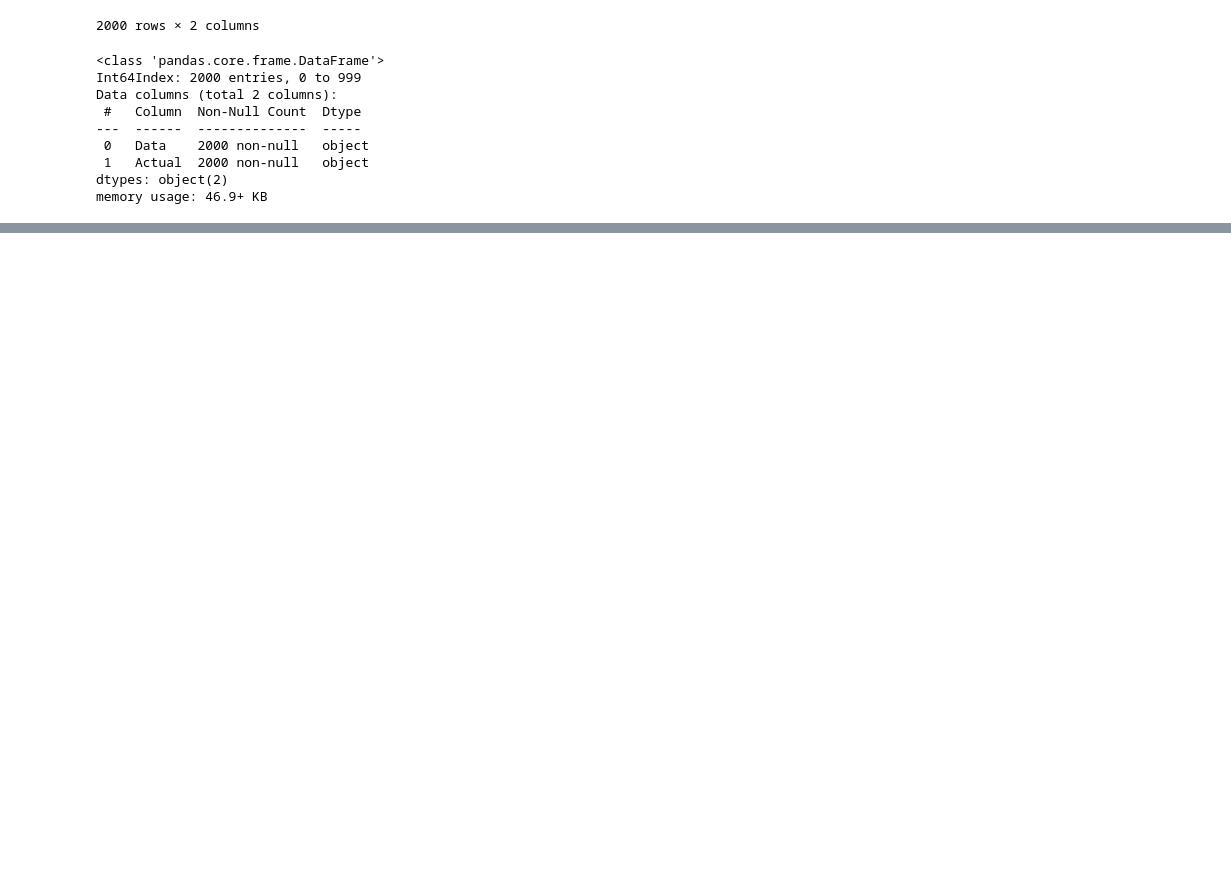
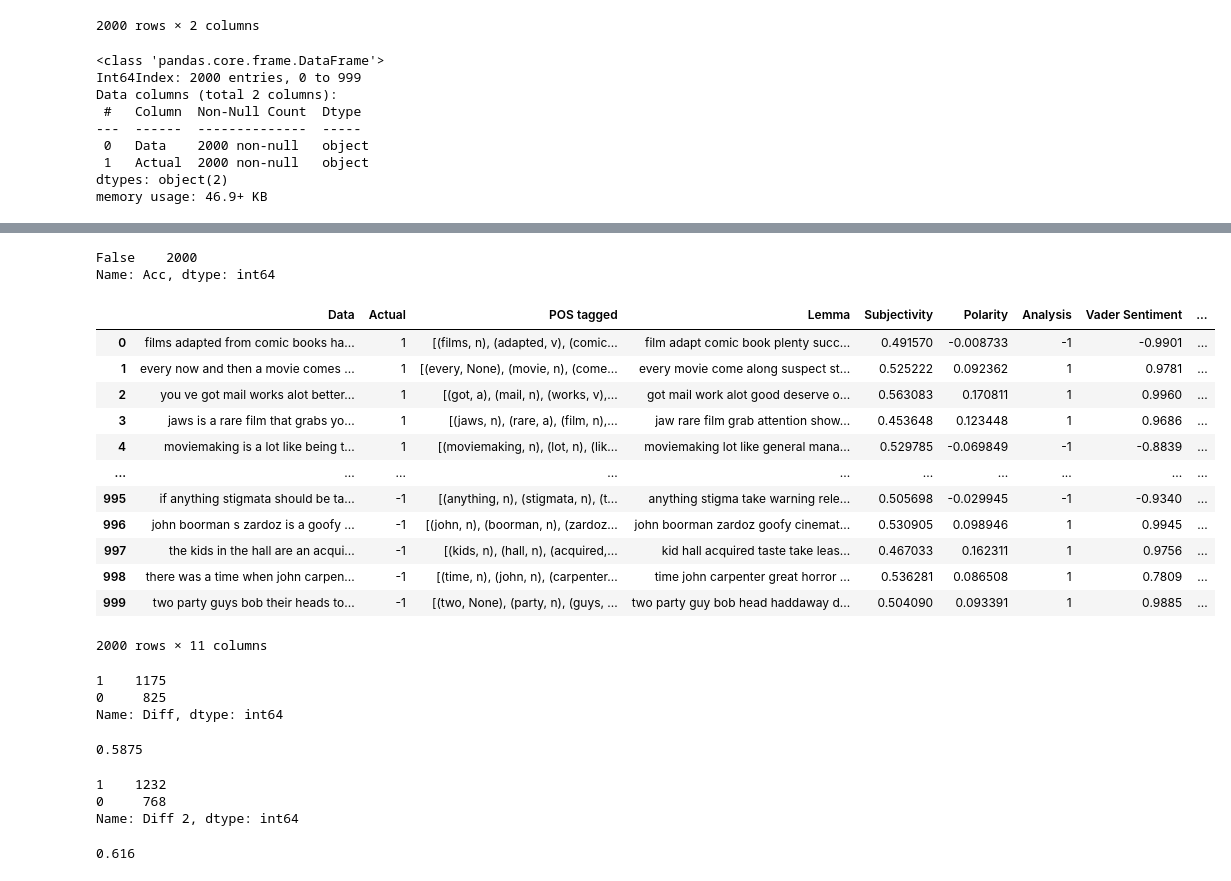
Before and after one commit to pravinpk9/ML_Assignment, a Jupyter notebook: Sentiment Analysis.ipynb, the cells around one changed output, grey strips where cells are left out. Cells and saved outputs as stored; diff of their text form; code cells hidden in the pictures; blank space fills up the shorter version.

```diff
--- a/Sentiment Analysis.ipynb
+++ b/Sentiment Analysis.ipynb
@@ -139,0 +294,5 @@ memory usage: 46.9+ KB
+# %%
+fin_data['Subjectivity'] = fin_data['Lemma'].apply(getSubjectivity)
+fin_data['Polarity'] = fin_data['Lemma'].apply(getPolarity)
+fin_data['Analysis'] = fin_data['Polarity'].apply(analysis)
+fin_data.head()
@@ -139,0 +328,21 @@ memory usage: 46.9+ KB
+# %%
+from vaderSentiment.vaderSentiment import SentimentIntensityAnalyzer
+analyzer = SentimentIntensityAnalyzer()
+# function to calculate vader sentiment
+def vadersentimentanalysis(review):
+    vs = analyzer.polarity_scores(review)
+    return vs['compound']
+
+fin_data['Vader Sentiment'] = fin_data['Lemma'].apply(vadersentimentanalysis)
+# %%
+# function to analyse
+def vader_analysis(compound):
+    if compound >= 0.7:
+        return 1
+    elif compound <= -0 :
+        return -1
+    else:
+        return 0
+
+fin_data['Vader Analysis'] = fin_data['Vader Sentiment'].apply(vader_analysis)
+fin_data.head()
@@ -139,0 +407,23 @@ memory usage: 46.9+ KB
+# %%
+fin_data['Acc'] = fin_data['Vader Analysis'].equals(fin_data['Actual'])
+# %%
+print(fin_data['Acc'].value_counts())
+# %% [output]
+False    2000
+Name: Acc, dtype: int64
+# %%
+fin_data
+# %% [output]
+|  | Data | Actual | POS tagged | Lemma | Subjectivity | Polarity | Analysis | Vader Sentiment | ... |
+| 0 | films adapted from comic books ha... | 1 | [(films, n), (adapted, v), (comic... | film adapt comic book plenty succ... | 0.491570 | -0.008733 | -1 | -0.9901 | ... |
+| 1 | every now and then a movie comes ... | 1 | [(every, None), (movie, n), (come... | every movie come along suspect st... | 0.525222 | 0.092362 | 1 | 0.9781 | ... |
+| 2 | you ve got mail works alot better... | 1 | [(got, a), (mail, n), (works, v),... | got mail work alot good deserve o... | 0.563083 | 0.170811 | 1 | 0.9960 | ... |
+| 3 | jaws is a rare film that grabs yo... | 1 | [(jaws, n), (rare, a), (film, n),... | jaw rare film grab attention show... | 0.453648 | 0.123448 | 1 | 0.9686 | ... |
+| 4 | moviemaking is a lot like being t... | 1 | [(moviemaking, n), (lot, n), (lik... | moviemaking lot like general mana... | 0.529785 | -0.069849 | -1 | -0.8839 | ... |
+| ... | ... | ... | ... | ... | ... | ... | ... | ... | ... |
+| 995 | if anything stigmata should be ta... | -1 | [(anything, n), (stigmata, n), (t... | anything stigma take warning rele... | 0.505698 | -0.029945 | -1 | -0.9340 | ... |
+| 996 | john boorman s zardoz is a goofy ... | -1 | [(john, n), (boorman, n), (zardoz... | john boorman zardoz goofy cinemat... | 0.530905 | 0.098946 | 1 | 0.9945 | ... |
+| 997 | the kids in the hall are an acqui... | -1 | [(kids, n), (hall, n), (acquired,... | kid hall acquired taste take leas... | 0.467033 | 0.162311 | 1 | 0.9756 | ... |
+| 998 | there was a time when john carpen... | -1 | [(time, n), (john, n), (carpenter... | time john carpenter great horror ... | 0.536281 | 0.086508 | 1 | 0.7809 | ... |
+| 999 | two party guys bob their heads to... | -1 | [(two, None), (party, n), (guys, ... | two party guy bob head haddaway d... | 0.504090 | 0.093391 | 1 | 0.9885 | ... |
+2000 rows × 11 columns
@@ -139,0 +433,10 @@ memory usage: 46.9+ KB
+# %%
+print(fin_data['Diff'].value_counts())
+# %% [output]
+1    1175
+0     825
+Name: Diff, dtype: int64
+# %%
+1175/2000
+# %% [output]
+0.5875
@@ -139,0 +445,10 @@ memory usage: 46.9+ KB
+# %%
+print(fin_data['Diff 2'].value_counts())
+# %% [output]
+1    1232
+0     768
+Name: Diff 2, dtype: int64
+# %%
+1232/2000
+# %% [output]
+0.616
```
Also changed, not shown: parts of 47 cells of this notebook, 3 other files.
